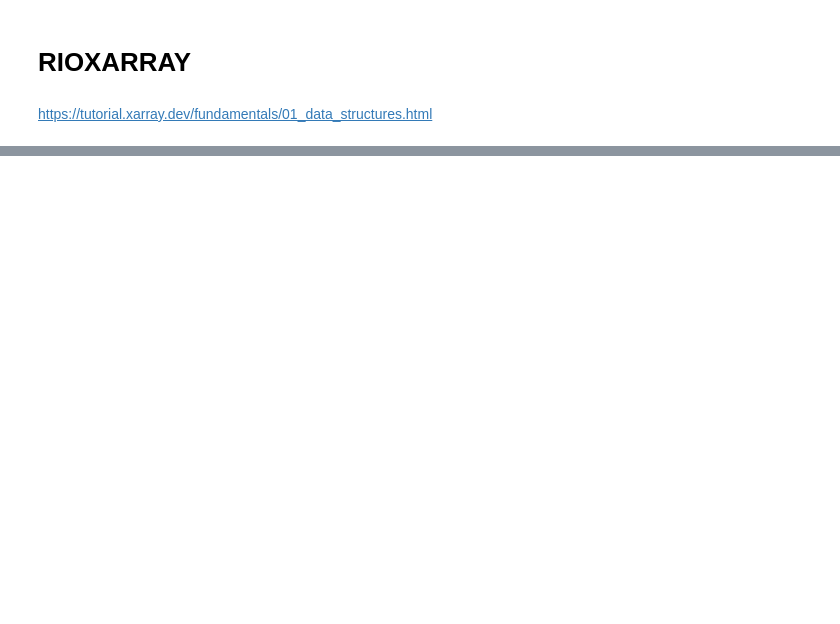
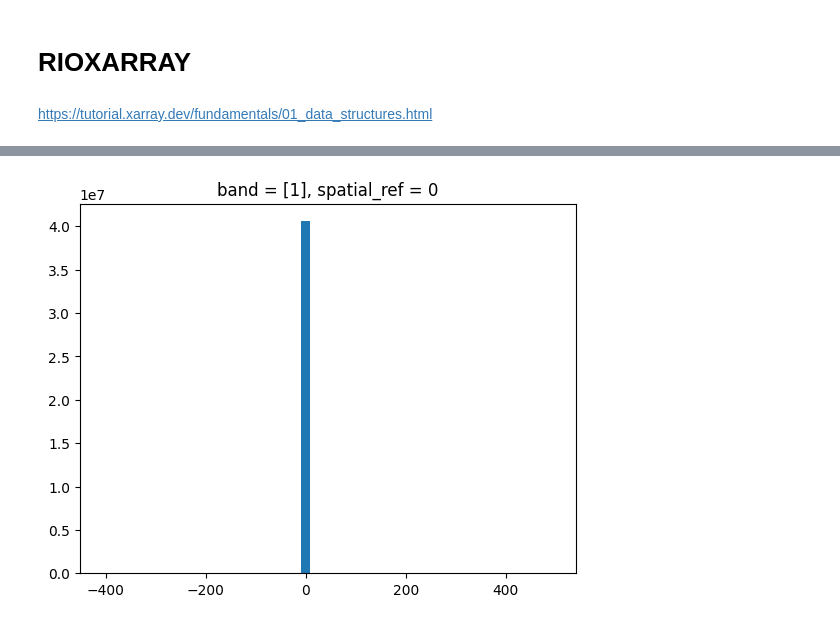
Before and after one commit to colvertG/curso_python_geo, a Jupyter notebook: 04_procesamiento_datos_raster_colvert.ipynb, the cells around one changed output, grey strips where cells are left out. Saved outputs shown, nothing was run; the diff lists cells and outputs as text; code cells hidden in the pictures; blank space fills up the shorter version.

```diff
--- a/04_procesamiento_datos_raster_colvert.ipynb
+++ b/04_procesamiento_datos_raster_colvert.ipynb
@@ -203,3 +325,4 @@ https://tutorial.xarray.dev/fundamentals/01_data_structures.html
 # %%
 # Obtener bandas red y nir reescaladas
-# Ver minimo y maximo
+red_rxr_rscal = get_rescaled_band(item, 'red')
+nir_rxr_rscal = get_rescaled_band(item, 'nir08')
@@ -207,0 +352,3 @@ https://tutorial.xarray.dev/fundamentals/01_data_structures.html
+# %%
+ndvi = (nir_rxr_rscal - red_rxr_rscal) / (nir_rxr_rscal + red_rxr_rscal)
+ndvi
@@ -208,3 +370,8 @@ https://tutorial.xarray.dev/fundamentals/01_data_structures.html
 # %%
 # Historgrama de NDVI
+plt.figure()
+ndvi.plot.hist(bins = 50)
+plt.show()
+# %% [output]
+[figure, added]
 # %%
```
Also changed, not shown: parts of 36 cells of this notebook, 1 other file.
